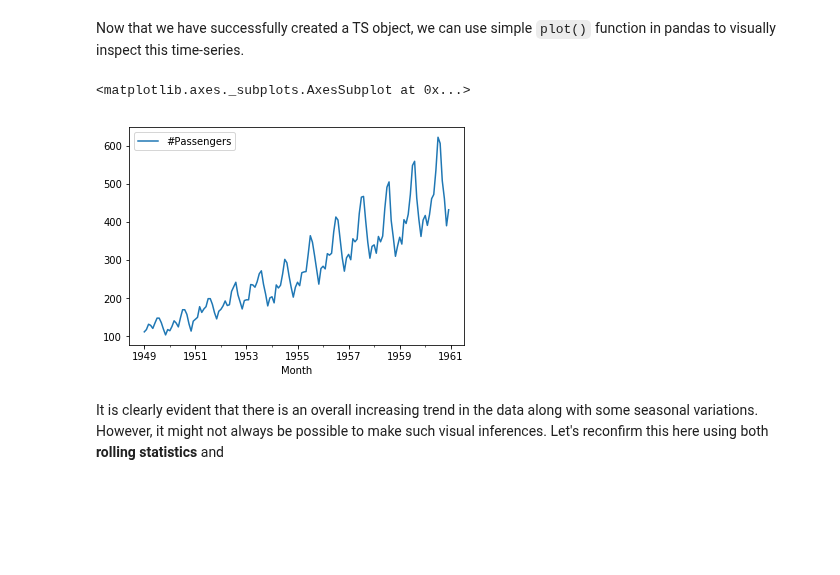
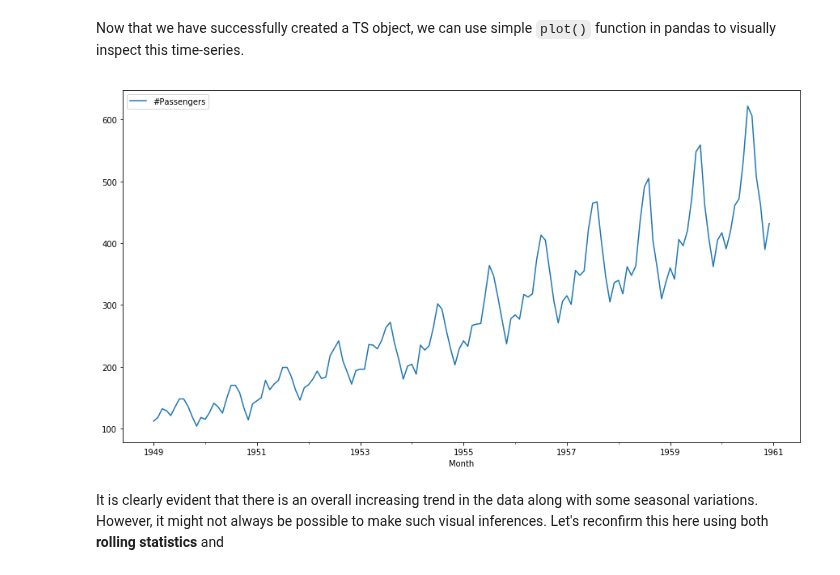
Before and after one commit to Pietrassyk/dsc-testing-for-trends-lab-nyc-ds-career-042219, a Jupyter notebook: index.ipynb, the cells around one changed output. Saved outputs shown, nothing was run; the diff lists cells and outputs as text; code cells hidden in the pictures; blank space fills up the shorter version.

```diff
--- a/index.ipynb
+++ b/index.ipynb
@@ -97,10 +97,9 @@ DatetimeIndex(['1949-01-01', '1949-02-01', '1949-03-01', '1949-04-01',
 Now that we have successfully created a TS object, we can use simple `plot()` function in pandas to visually inspect this time-series.
 # %%
 # Plot the time series data
-df.plot();
+df.plot(figsize=(15,8));
 # %% [output]
-<matplotlib.axes._subplots.AxesSubplot at 0x...>
-[figure, old version]
+[figure, new version]
 # %% [markdown]
 It is clearly evident that there is an overall increasing trend in the data along with some seasonal variations. However, it might not always be possible to make such visual inferences. Let's reconfirm this here using both **rolling statistics** and
 # %% [markdown]
```
